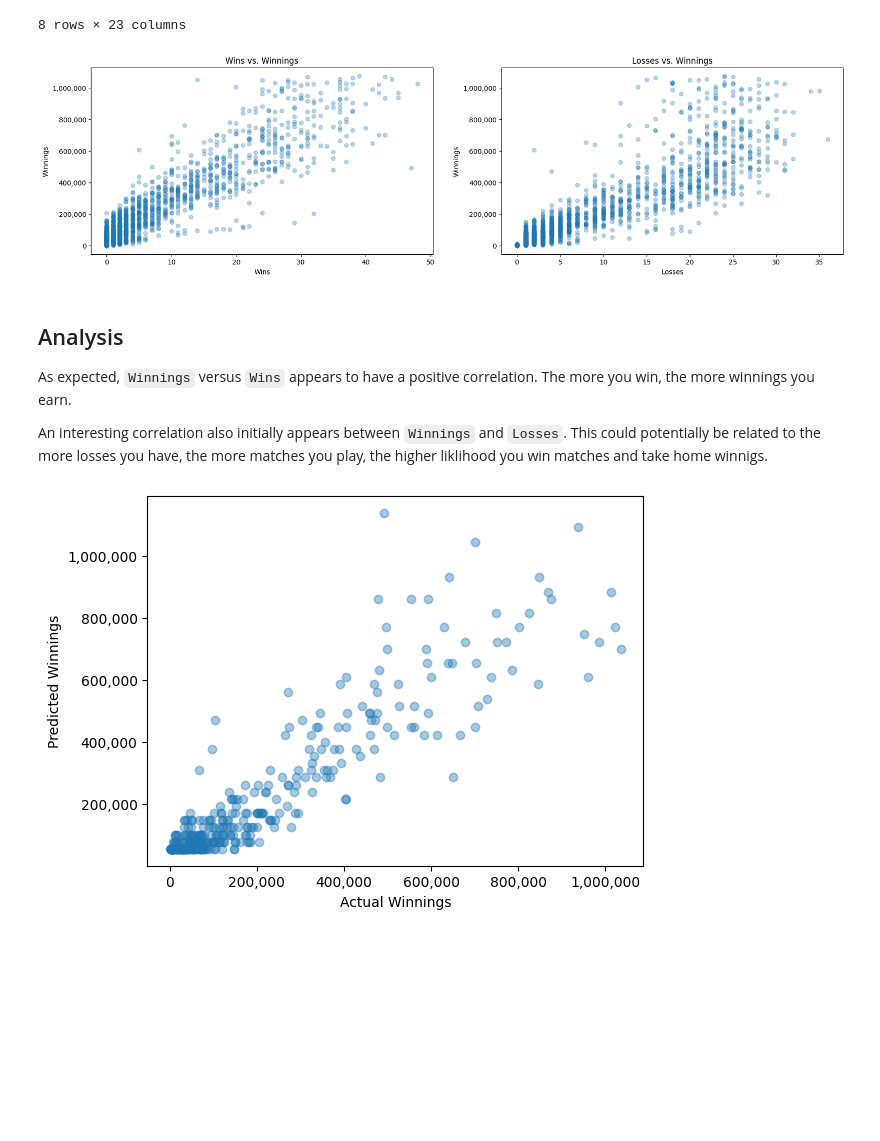
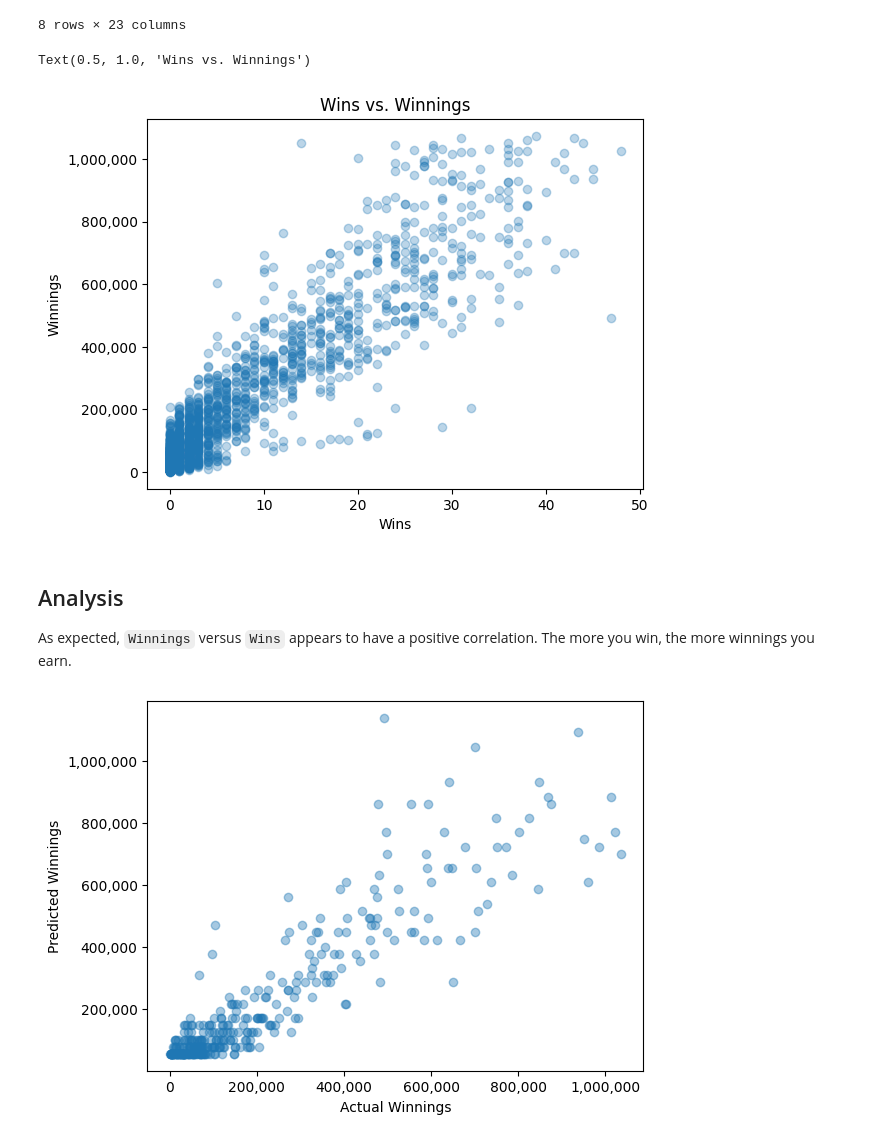
Before and after one commit to j591fletcher/Tennis-Ace, a Jupyter notebook: tennis_proj.ipynb, the cells around one changed output. Drawn from its saved outputs; the diff is of its cells as text; code cells hidden in the pictures; blank space fills up the shorter version.

```diff
--- a/tennis_proj.ipynb
+++ b/tennis_proj.ipynb
@@ -27,37 +27,21 @@ stats.describe()
 8 rows × 23 columns
 # %%
 # perform exploratory analysis here:
-plt.figure(figsize=(20, 5))
-plt.subplot(1,2,1)
 plt.scatter(stats.Wins,stats.Winnings,alpha=0.3)
 
 #add commas in y values
 current_values = plt.gca().get_yticks()
 plt.gca().set_yticklabels(['{:,.0f}'.format(x) for x in current_values])
 
 plt.xlabel("Wins")
 plt.ylabel("Winnings")
 plt.title("Wins vs. Winnings")
-
-plt.subplot(1,2,2)
-plt.scatter(stats.Losses,stats.Winnings,alpha=0.3)
-
-#add commas in y values
-current_values = plt.gca().get_yticks()
-plt.gca().set_yticklabels(['{:,.0f}'.format(x) for x in current_values])
-
-plt.xlabel("Losses")
-plt.ylabel("Winnings")
-plt.title("Losses vs. Winnings")
-plt.show()
-plt.close()
 # %% [output]
+Text(0.5, 1.0, 'Wins vs. Winnings')
-[figure, old version]
+[figure, new version]
 # %% [markdown]
 ## Analysis
 As expected, `Winnings` versus `Wins` appears to have a positive correlation.  The more you win, the more winnings you earn.
-
-An interesting correlation also initially appears between `Winnings` and `Losses`.  This could potentially be related to the more losses you have, the more matches you play, the higher liklihood you win matches and take home winnigs.
 # %%
 ## first single feature linear regressions: Wins versus Winnings
 ### Create model to predict Winnings based on Wins
```
Also changed, not shown: parts of 6 cells of this notebook.
